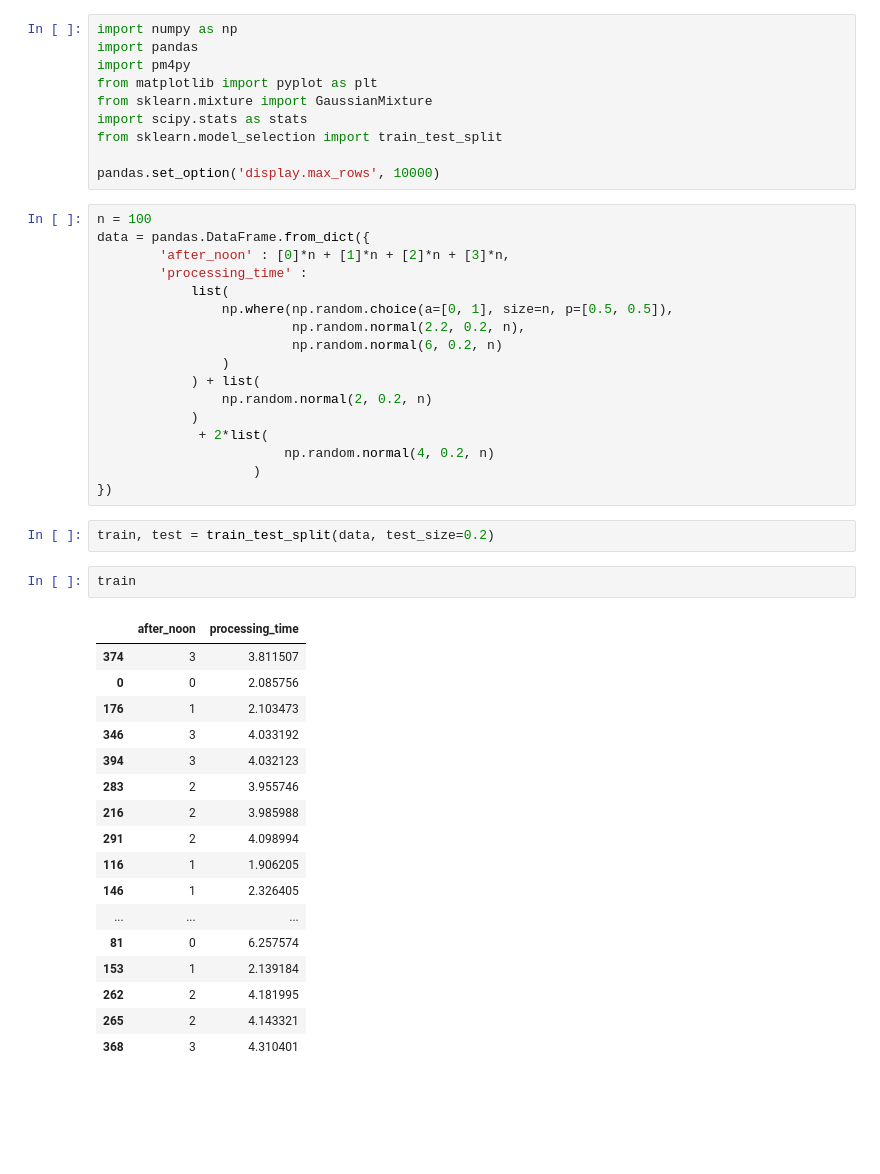
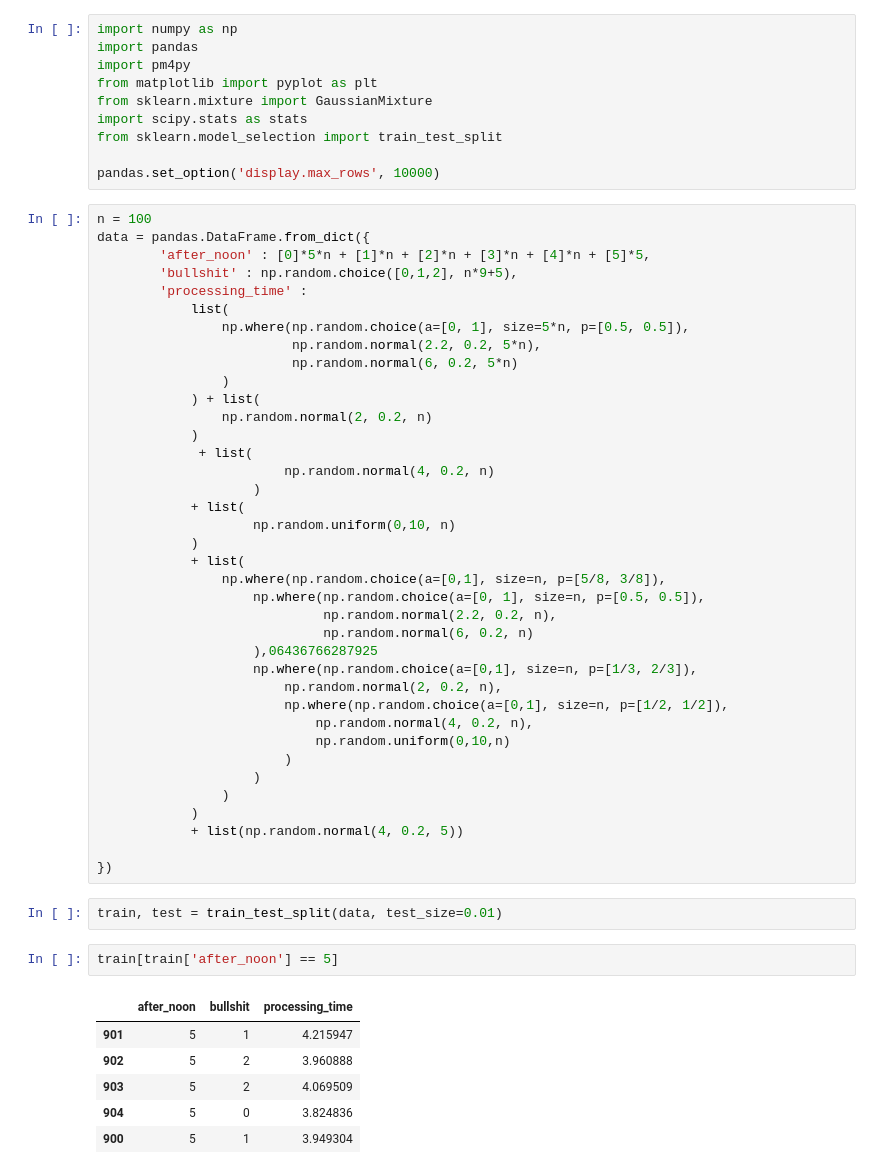
Before and after one commit to ltsstar/TaskExecutionTimeMining, a Jupyter notebook: src/notebooks/Motivating_Example.ipynb, the cells around one changed output. Saved outputs shown, nothing was run; the diff lists cells and outputs as text; blank space fills up the shorter version.

```diff
--- a/src/notebooks/Motivating_Example.ipynb
+++ b/src/notebooks/Motivating_Example.ipynb
@@ -11,42 +11,52 @@ pandas.set_option('display.max_rows', 10000)
 # %%
 n = 100
 data = pandas.DataFrame.from_dict({
-        'after_noon' : [0]*n + [1]*n + [2]*n + [3]*n,
+        'after_noon' : [0]*5*n + [1]*n + [2]*n + [3]*n + [4]*n + [5]*5,
+        'bullshit' : np.random.choice([0,1,2], n*9+5),
         'processing_time' :
             list(
-                np.where(np.random.choice(a=[0, 1], size=n, p=[0.5, 0.5]),
-                         np.random.normal(2.2, 0.2, n),
-                         np.random.normal(6, 0.2, n)
+                np.where(np.random.choice(a=[0, 1], size=5*n, p=[0.5, 0.5]),
+                         np.random.normal(2.2, 0.2, 5*n),
+                         np.random.normal(6, 0.2, 5*n)
                 )
             ) + list(
                 np.random.normal(2, 0.2, n)
             )
-             + 2*list(
+             + list(
                         np.random.normal(4, 0.2, n)
                     )
+            + list(
+                    np.random.uniform(0,10, n)
+            )
+            + list(
+                np.where(np.random.choice(a=[0,1], size=n, p=[5/8, 3/8]),
+                    np.where(np.random.choice(a=[0, 1], size=n, p=[0.5, 0.5]),
+                             np.random.normal(2.2, 0.2, n),
+                             np.random.normal(6, 0.2, n)
+                    ),06436766287925
+                    np.where(np.random.choice(a=[0,1], size=n, p=[1/3, 2/3]),
+                        np.random.normal(2, 0.2, n),
+                        np.where(np.random.choice(a=[0,1], size=n, p=[1/2, 1/2]),
+                            np.random.normal(4, 0.2, n),
+                            np.random.uniform(0,10,n)
+                        )
+                    )
+                )
+            )
+            + list(np.random.normal(4, 0.2, 5))
+
 })
 # %%
-train, test = train_test_split(data, test_size=0.2)
+train, test = train_test_split(data, test_size=0.01)
 # %%
-train
+train[train['after_noon'] == 5]
 # %% [output]
-|  | after_noon | processing_time |
-| 374 | 3 | 3.811507 |
-| 0 | 0 | 2.085756 |
-| 176 | 1 | 2.103473 |
-| 346 | 3 | 4.033192 |
-| 394 | 3 | 4.032123 |
-| 283 | 2 | 3.955746 |
-| 216 | 2 | 3.985988 |
-| 291 | 2 | 4.098994 |
-| 116 | 1 | 1.906205 |
-| 146 | 1 | 2.326405 |
-| ... | ... | ... |
-| 81 | 0 | 6.257574 |
-| 153 | 1 | 2.139184 |
-| 262 | 2 | 4.181995 |
-| 265 | 2 | 4.143321 |
-| 368 | 3 | 4.310401 |
+|  | after_noon | bullshit | processing_time |
+| 901 | 5 | 1 | 4.215947 |
+| 902 | 5 | 2 | 3.960888 |
+| 903 | 5 | 2 | 4.069509 |
+| 904 | 5 | 0 | 3.824836 |
+| 900 | 5 | 1 | 3.949304 |
 # %%
 data['processing_time'].hist(bins=30)
 # %% [output]
```
Also changed, not shown: parts of 11 cells of this notebook, 2 other files.
